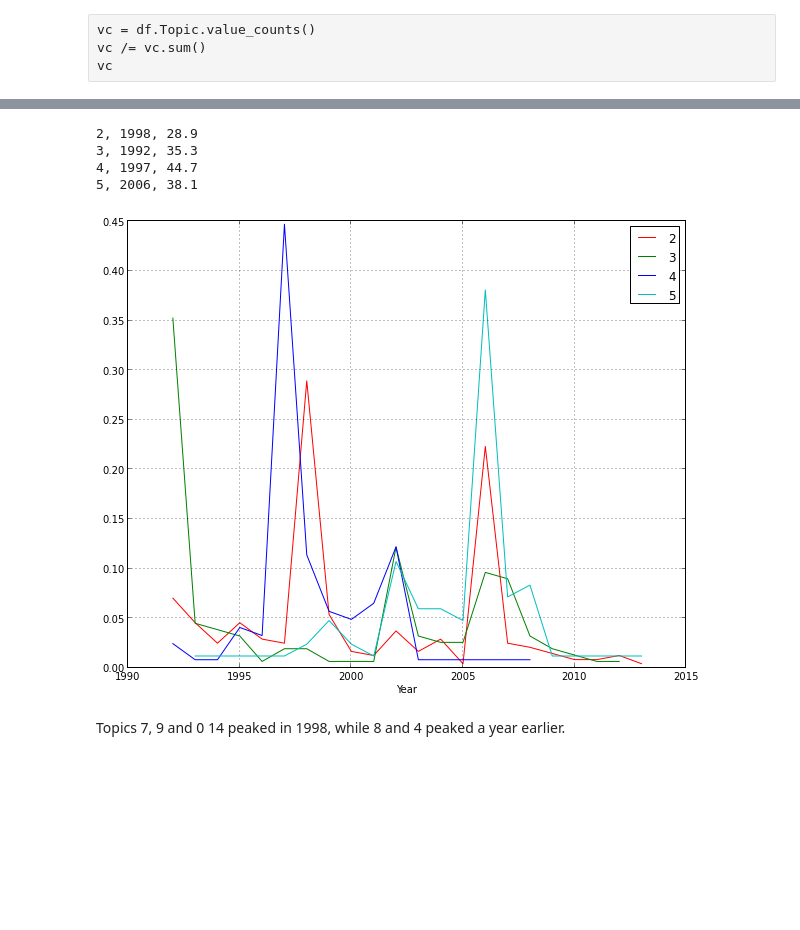
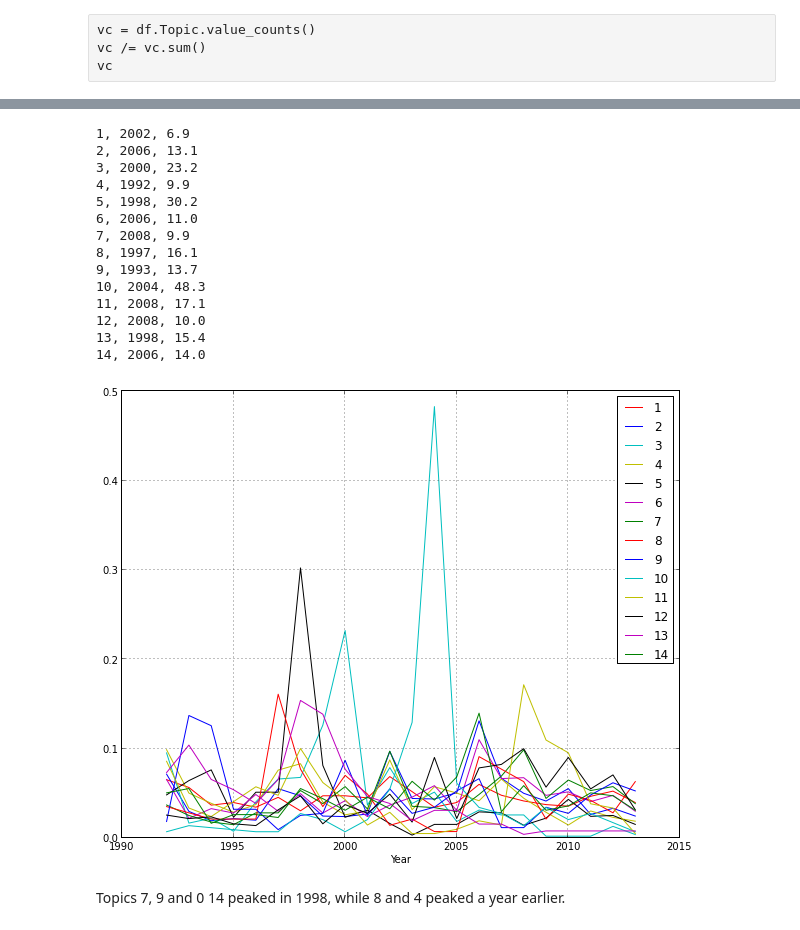
Before and after one commit to wcbeard/nyt-nlp, a Jupyter notebook: nyt-nlp.ipynb, the cells around one changed output, grey strips where cells are left out. Saved outputs shown, nothing was run; the diff lists cells and outputs as text; code cells hidden in the pictures; blank space fills up the shorter version.

Commit message:
documentation, refactoring slow stats loop

```diff
--- a/nyt-nlp.ipynb
+++ b/nyt-nlp.ipynb
@@ -73,0 +113,13 @@ topic_stats = [tup for tups in _topic_stats for tup in tups]
+# %%
+it = itertools.izip(corpus, ((d['title'], d['date']) for d in raw))
+topic_data = []  #for each article, collect topic with highest score
+_topic_stats = []  # gets all topic-score pairs for each document
+
+for corp_txt, (tit, date) in it:
+    _srtd = sorted(model[corp_txt], key=itemgetter(1), reverse=1)
+    top, score = _srtd[0]
+    topic_data.append((tit, date, top, score))
+    _topic_stats.append(_srtd)
+
+topic_stats = [tup for tups in _topic_stats for tup in tups]  #flatten list(tuples) -> list
+search = lambda wrd: sorted(((b['title'], b['date'].year) for b in filter(lambda x: wrd in x['text'].lower(), raw)), key=itemgetter(1))
@@ -183,5 +225,6 @@ df.Topic.hist()
 # %%
 year = lambda x: x.year
-#df.reset_index().groupby(['Date', 'Topic']).size()
-sz = df.set_index('Date').groupby(['Topic', year]).size()
-sz.index.names[1] = 'Year'
+sz = df.set_index('Date').groupby(['Topic', year]).size()#.reset_index()
+sz.index.names, sz.name = ['Topic', 'Year'], 'Count'
+sz = sz.reset_index()
+sz.head()
@@ -194,7 +300,7 @@ vc
 # %%
 styles = cycle(['-'])#, '--', '-.', ':'])
 # %%
-def plottable(k, gp, thresh=.15):
+def plottable(k, gp, thresh=None):
     _gp = gp.set_index('Year')[0]
     _gp = (_gp / _gp.sum())
     mx = _gp.max()
@@ -202,4 +308,4 @@ def plottable(k, gp, thresh=.15):
         return
     return k, _gp
 # %%
-yr_grps = filter(bool, starmap(plottable, sz.reset_index().groupby('Topic')))
+yr_grps = filter(None, starmap(plottable, sz.reset_index().groupby('Topic')))
@@ -206,21 +332,31 @@ yr_grps = filter(bool, starmap(plottable, sz.reset_index().groupby('Topic')))
 # %%
 plt.figsize(10, 8)
-cols = cycle('rgbcmyk')
+cols = cycle('rbcykmg')
 _rep = int(round(len(yr_grps) / 2))
-styles = cycle('-')  #cycle((['-'] * _rep) + (['--'] * _rep))
+#styles = cycle('-')  #cycle((['-'] * _rep) + (['--'] * _rep))
 tops = []
 for k, gp in yr_grps:
-    gp.plot(color=cols.next(), ls=styles.next())
+    gp.plot(color=cols.next())
     print '{}, {}, {:.1f}'.format(k, gp.idxmax(), gp.max() * 100)
     tops.append(k)
     #gp.set_index('Year')[0].plot()
 _ = plt.legend(tops)
 # %% [output]
-2, 1998, 28.9
-3, 1992, 35.3
-4, 1997, 44.7
-5, 2006, 38.1
+1, 2002, 6.9
+2, 2006, 13.1
+3, 2000, 23.2
+4, 1992, 9.9
+5, 1998, 30.2
+6, 2006, 11.0
+7, 2008, 9.9
+8, 1997, 16.1
+9, 1993, 13.7
+10, 2004, 48.3
+11, 2008, 17.1
+12, 2008, 10.0
+13, 1998, 15.4
+14, 2006, 14.0
-[figure, old version]
+[figure, new version]
 # %% [markdown]
 Topics 7, 9 and 0 14 peaked in 1998, while 8 and 4 peaked a year earlier.
 # %%
```
Also changed, not shown: parts of 109 cells of this notebook, 1 other file.
